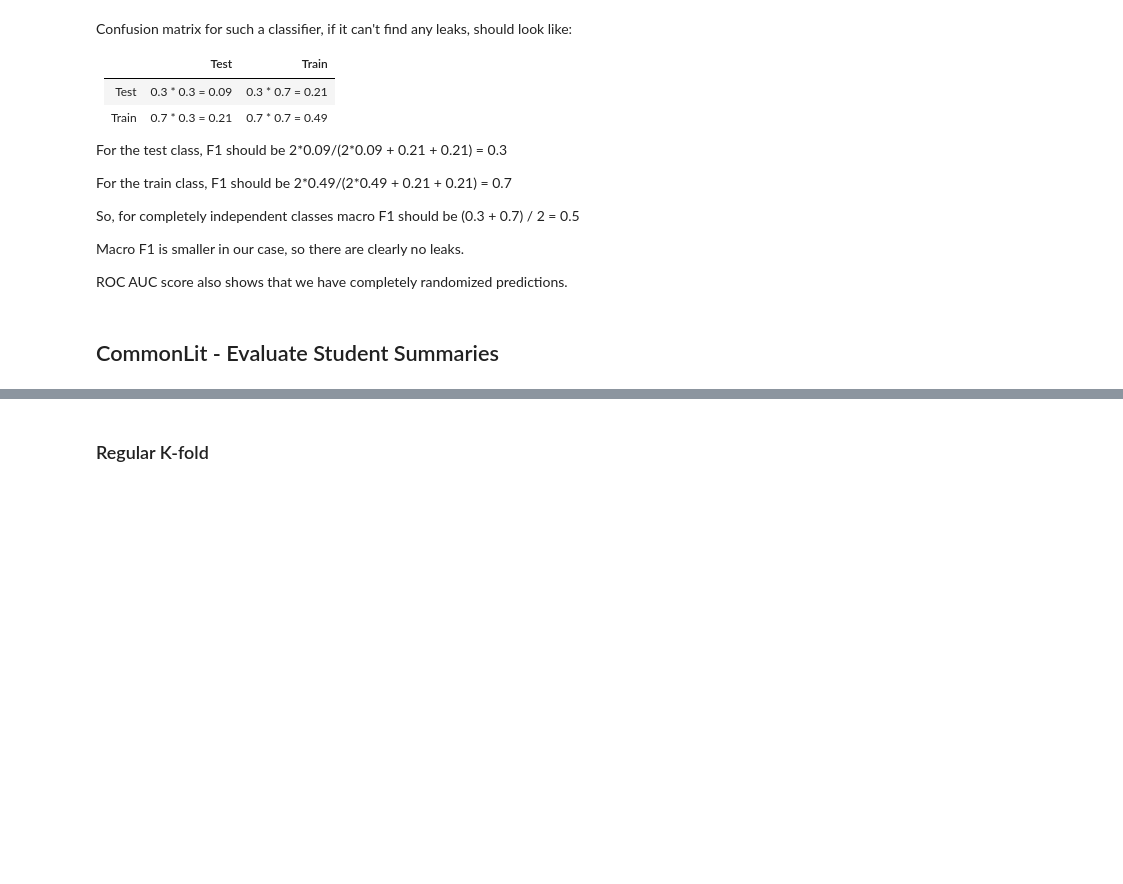
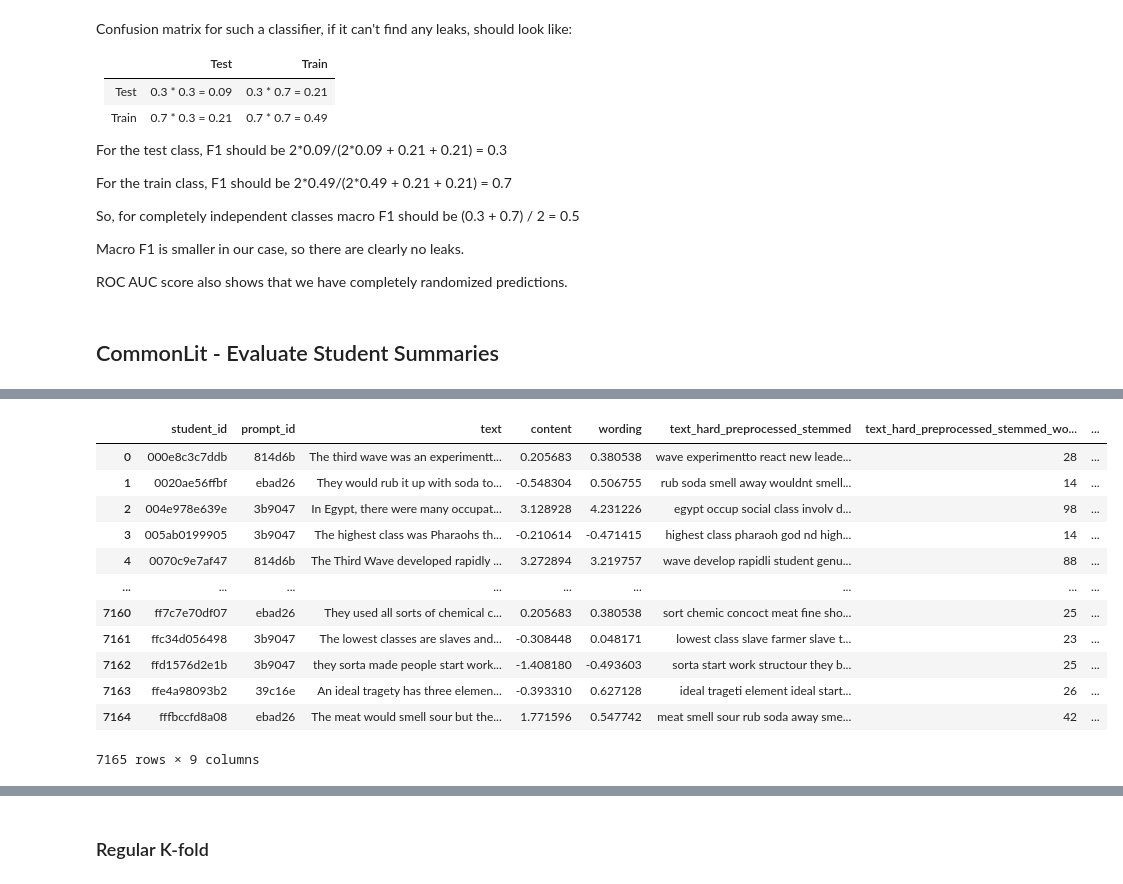
Before and after one commit to PrometheusUA/iasa_nlp_course, a Jupyter notebook: Lecture_3/homework/validation-ht.ipynb, the cells around one changed output, grey strips where cells are left out. Cells and saved outputs as stored; diff of their text form; code cells hidden in the pictures; blank space fills up the shorter version.

```diff
--- a/Lecture_3/homework/validation-ht.ipynb
+++ b/Lecture_3/homework/validation-ht.ipynb
@@ -337,0 +413,34 @@ ROC AUC score also shows that we have completely randomized predictions.
+# %%
+def preprocess_hard_stemming(text, join_back=True, stemmer = PorterStemmer()):
+    tokens = preprocess_hard_base(text, join_back=False)
+
+    result = [stemmer.stem(word) for word in tokens]
+    if join_back:
+        result = " ".join(result)
+
+    return result
+# %%
+def collapse_dots(text):
+    # Collapse sequential dots
+    input = re.sub("\.+", ".", text)
+    # Collapse dots separated by whitespaces
+    all_collapsed = False
+    while not all_collapsed:
+        output = re.sub(r"\.(( )*)\.", ".", text)
+        all_collapsed = input == output
+        input = output
+    return output
+
+# Check how it will influence different ML models
+def process_soft(text):
+    if isinstance(text, str):
+        text = " ".join(tokenize.sent_tokenize(text))
+        text = re.sub(r"http\S+", "", text)
+        text = re.sub(r"\n+", ". ", text)
+        for symb in ["!", ",", ":", ";", "?"]:
+            text = re.sub(rf"\{symb}\.", symb, text)
+        text = re.sub("[^а-яА-Яa-zA-Z0-9!\"#$%&'()*+,-./:;<=>?@[\\]^_`{|}~ё]+", " ", text)
+        text = re.sub(r"#\S+", "", text)
+        text = collapse_dots(text)
+        text = text.strip()
+    return text
@@ -337,0 +463,22 @@ ROC AUC score also shows that we have completely randomized predictions.
+# %%
+summaries_train_df['text_hard_preprocessed_stemmed'] = summaries_train_df['text'].apply(preprocess_hard_stemming)
+summaries_train_df['text_soft_preprocessed'] = summaries_train_df['text'].apply(process_soft)
+
+summaries_test_df['text_hard_preprocessed_stemmed'] = summaries_test_df['text'].apply(preprocess_hard_stemming)
+summaries_test_df['text_soft_preprocessed'] = summaries_test_df['text'].apply(process_soft)
+
+summaries_train_df
+# %% [output]
+|  | student_id | prompt_id | text | content | wording | text_hard_preprocessed_stemmed | text_hard_preprocessed_stemmed_wo... | ... |
+| 0 | 000e8c3c7ddb | 814d6b | The third wave was an experimentt... | 0.205683 | 0.380538 | wave experimentto react new leade... | 28 | ... |
+| 1 | 0020ae56ffbf | ebad26 | They would rub it up with soda to... | -0.548304 | 0.506755 | rub soda smell away wouldnt smell... | 14 | ... |
+| 2 | 004e978e639e | 3b9047 | In Egypt, there were many occupat... | 3.128928 | 4.231226 | egypt occup social class involv d... | 98 | ... |
+| 3 | 005ab0199905 | 3b9047 | The highest class was Pharaohs th... | -0.210614 | -0.471415 | highest class pharaoh god nd high... | 14 | ... |
+| 4 | 0070c9e7af47 | 814d6b | The Third Wave developed rapidly ... | 3.272894 | 3.219757 | wave develop rapidli student genu... | 88 | ... |
+| ... | ... | ... | ... | ... | ... | ... | ... | ... |
+| 7160 | ff7c7e70df07 | ebad26 | They used all sorts of chemical c... | 0.205683 | 0.380538 | sort chemic concoct meat fine sho... | 25 | ... |
+| 7161 | ffc34d056498 | 3b9047 | The lowest classes are slaves and... | -0.308448 | 0.048171 | lowest class slave farmer slave t... | 23 | ... |
+| 7162 | ffd1576d2e1b | 3b9047 | they sorta made people start work... | -1.408180 | -0.493603 | sorta start work structour they b... | 25 | ... |
+| 7163 | ffe4a98093b2 | 39c16e | An ideal tragety has three elemen... | -0.393310 | 0.627128 | ideal trageti element ideal start... | 26 | ... |
+| 7164 | fffbccfd8a08 | ebad26 | The meat would smell sour but the... | 1.771596 | 0.547742 | meat smell sour rub soda away sme... | 42 | ... |
+7165 rows × 9 columns
```
Also changed, not shown: parts of 58 cells of this notebook, 2 other files.
